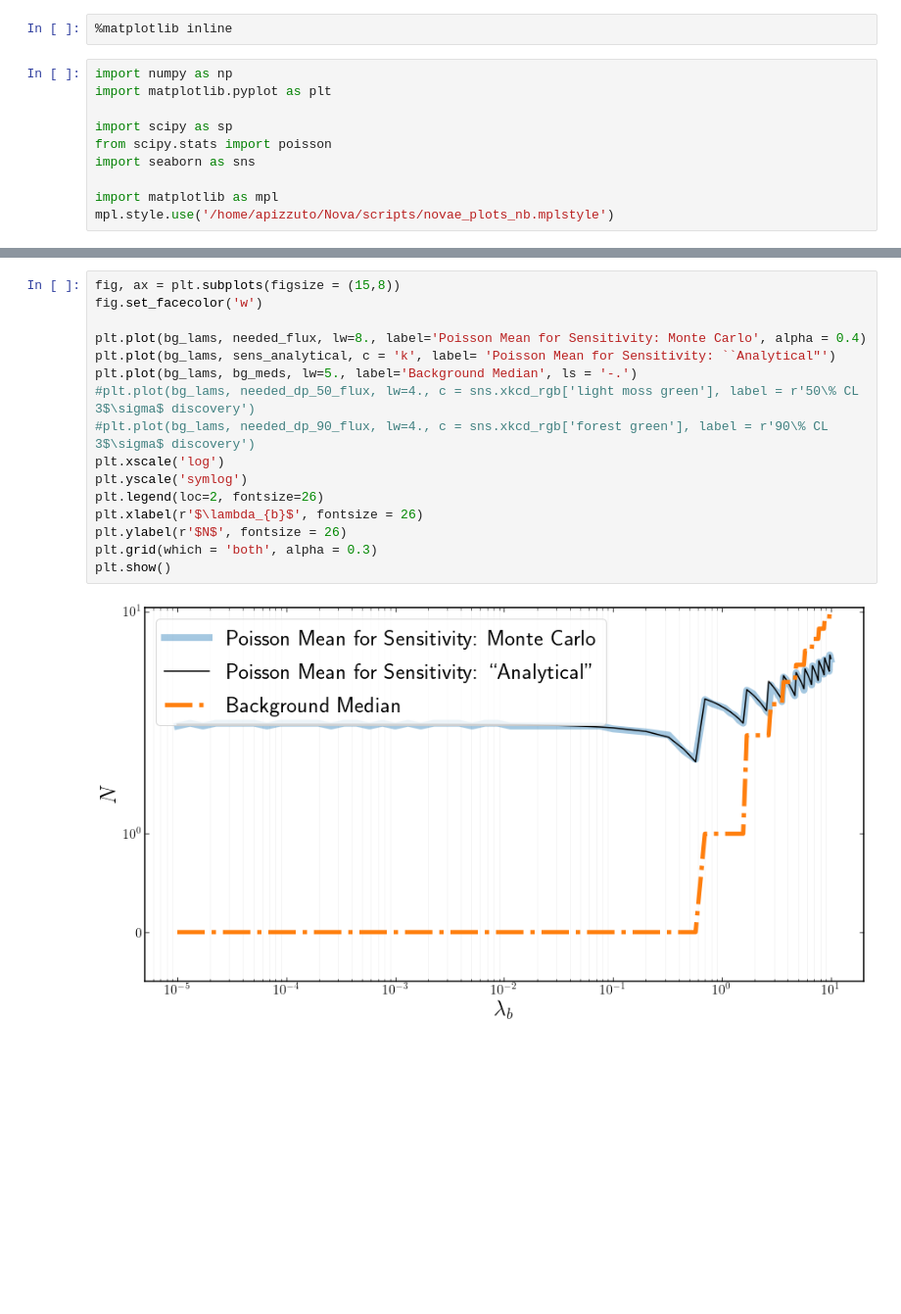
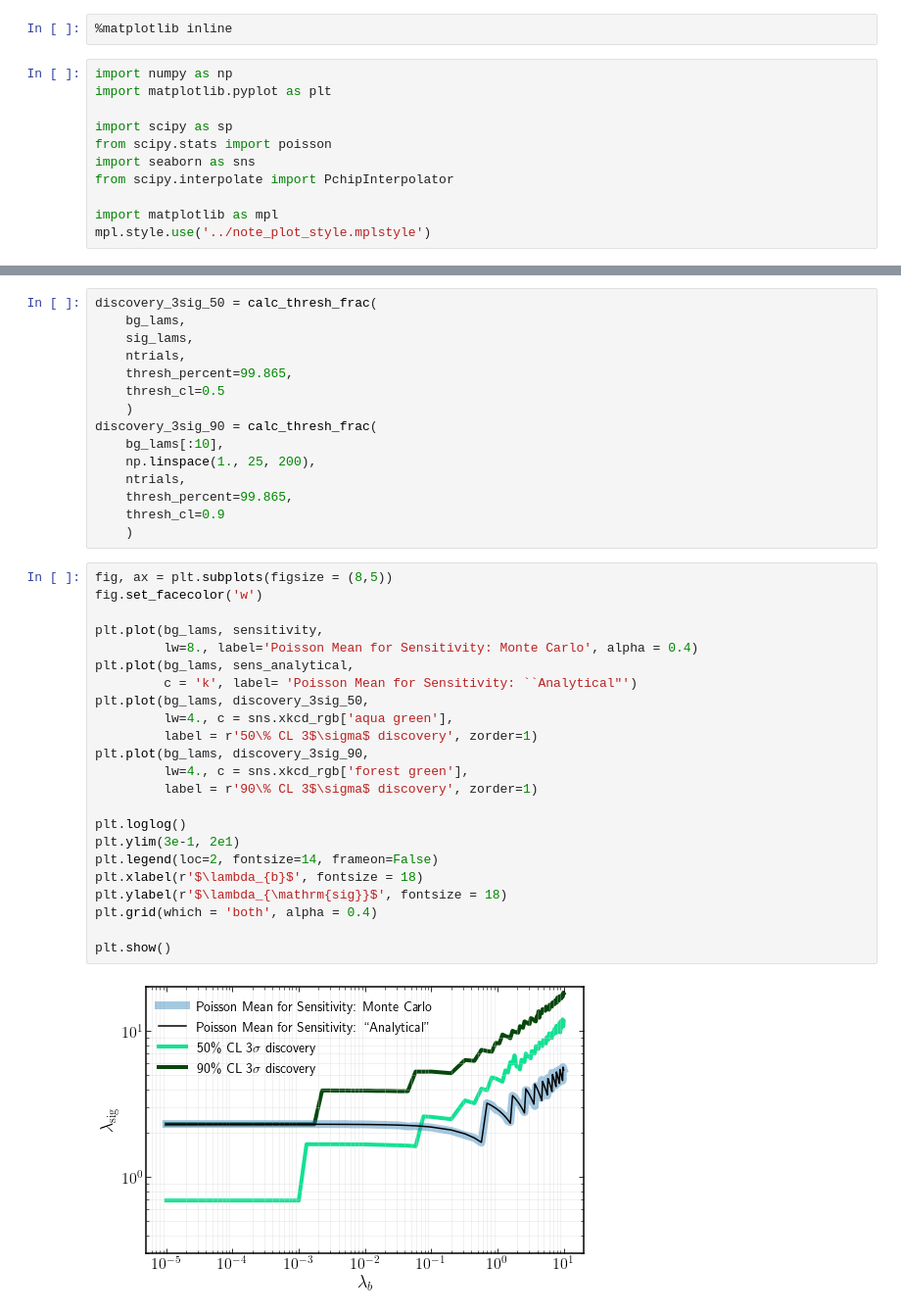
Before and after one commit to apizzuto/central_energies, a Jupyter notebook: sensitivity_dip/SensitivityDip.ipynb, the cells around one changed output, grey strips where cells are left out. Shown at 98% size. Saved outputs shown, nothing was run; the diff lists cells and outputs as text; blank space fills up the shorter version.

```diff
--- a/sensitivity_dip/SensitivityDip.ipynb
+++ b/sensitivity_dip/SensitivityDip.ipynb
@@ -7,6 +7,7 @@ import matplotlib.pyplot as plt
 import scipy as sp
 from scipy.stats import poisson
 import seaborn as sns
+from scipy.interpolate import PchipInterpolator
 
 import matplotlib as mpl
-mpl.style.use('/home/apizzuto/Nova/scripts/novae_plots_nb.mplstyle')
+mpl.style.use('../note_plot_style.mplstyle')
@@ -243,18 +105,40 @@ plt.show()
+# %%
+discovery_3sig_50 = calc_thresh_frac(
+    bg_lams,
+    sig_lams,
+    ntrials,
+    thresh_percent=99.865,
+    thresh_cl=0.5
+    )
+discovery_3sig_90 = calc_thresh_frac(
+    bg_lams[:10],
+    np.linspace(1., 25, 200),
+    ntrials,
+    thresh_percent=99.865,
+    thresh_cl=0.9
+    )
 # %%
-fig, ax = plt.subplots(figsize = (15,8))
+fig, ax = plt.subplots(figsize = (8,5))
 fig.set_facecolor('w')
 
-plt.plot(bg_lams, needed_flux, lw=8., label='Poisson Mean for Sensitivity: Monte Carlo', alpha = 0.4)
-plt.plot(bg_lams, sens_analytical, c = 'k', label= 'Poisson Mean for Sensitivity: ``Analytical"')
-plt.plot(bg_lams, bg_meds, lw=5., label='Background Median', ls = '-.')
-#plt.plot(bg_lams, needed_dp_50_flux, lw=4., c = sns.xkcd_rgb['light moss green'], label = r'50\% CL 3$\sigma$ discovery')
-#plt.plot(bg_lams, needed_dp_90_flux, lw=4., c = sns.xkcd_rgb['forest green'], label = r'90\% CL 3$\sigma$ discovery')
-plt.xscale('log')
-plt.yscale('symlog')
-plt.legend(loc=2, fontsize=26)
-plt.xlabel(r'$\lambda_{b}$', fontsize = 26)
-plt.ylabel(r'$N$', fontsize = 26)
-plt.grid(which = 'both', alpha = 0.3)
+plt.plot(bg_lams, sensitivity,
+         lw=8., label='Poisson Mean for Sensitivity: Monte Carlo', alpha = 0.4)
+plt.plot(bg_lams, sens_analytical,
+         c = 'k', label= 'Poisson Mean for Sensitivity: ``Analytical"')
+plt.plot(bg_lams, discovery_3sig_50,
+         lw=4., c = sns.xkcd_rgb['aqua green'],
+         label = r'50\% CL 3$\sigma$ discovery', zorder=1)
+plt.plot(bg_lams, discovery_3sig_90,
+         lw=4., c = sns.xkcd_rgb['forest green'],
+         label = r'90\% CL 3$\sigma$ discovery', zorder=1)
+
+plt.loglog()
+plt.ylim(3e-1, 2e1)
+plt.legend(loc=2, fontsize=14, frameon=False)
+plt.xlabel(r'$\lambda_{b}$', fontsize = 18)
+plt.ylabel(r'$\lambda_{\mathrm{sig}}$', fontsize = 18)
+plt.grid(which = 'both', alpha = 0.4)
+
 plt.show()
 # %% [output]
-[figure, old version]
+[figure, new version]
```
Also changed, not shown: parts of 26 cells of this notebook.
